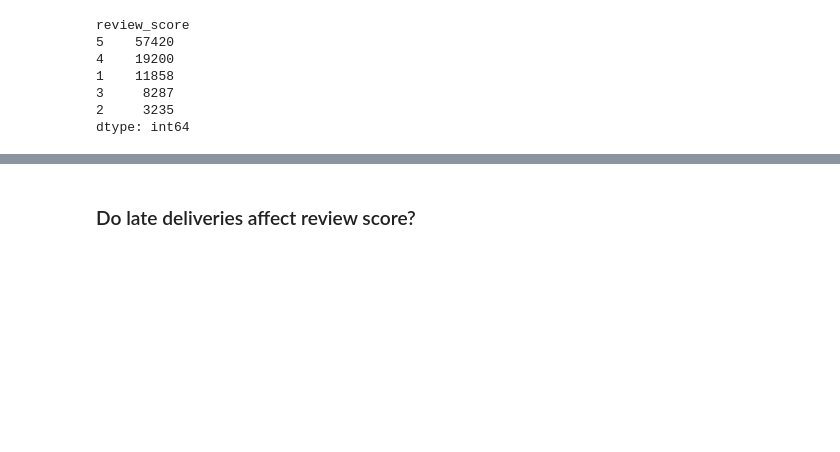
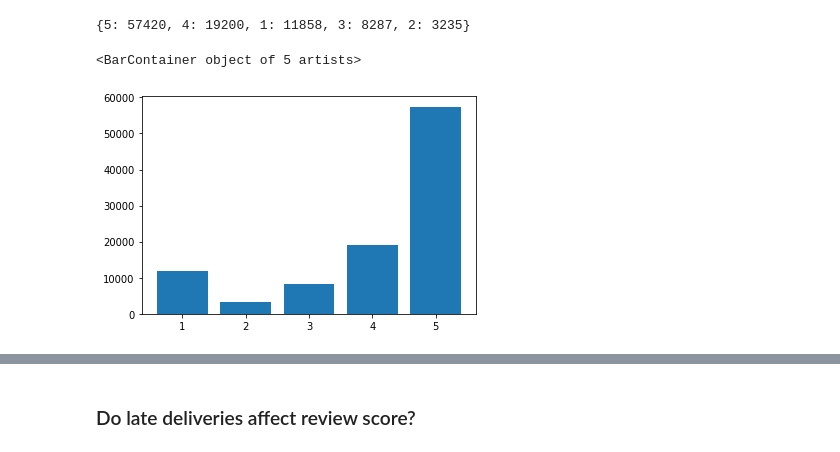
Before and after one commit to nickdellaquilo/Classification-Project, a Jupyter notebook: data.ipynb, the cells around one changed output, grey strips where cells are left out. Drawn from its saved outputs; the diff is of its cells as text; code cells hidden in the pictures; blank space fills up the shorter version.

```diff
--- a/data.ipynb
+++ b/data.ipynb
@@ -17,16 +17,18 @@ reviews_df.head()
 | 2 | 228ce5500dc1d8e020d8d1322874b6f0 | f9e4b658b201a9f2ecdecbb34bed034b | 5 | NaN | NaN | 2018-02-17 00:00:00 | ... |
 | 3 | e64fb393e7b32834bb789ff8bb30750e | 658677c97b385a9be170737859d3511b | 5 | NaN | Recebi bem antes do prazo estipul... | 2017-04-21 00:00:00 | ... |
 | 4 | f7c4243c7fe1938f181bec41a392bdeb | 8e6bfb81e283fa7e4f11123a3fb894f1 | 5 | NaN | Parabéns lojas lannister adorei c... | 2018-03-01 00:00:00 | ... |
-# %%
-reviews_df.value_counts("review_score")
-# %% [output]
-review_score
-5    57420
-4    19200
-1    11858
-3     8287
-2     3235
-dtype: int64
+# %%
+review_data = reviews_df.value_counts("review_score").to_dict()
+review_data
+# %% [output]
+{5: 57420, 4: 19200, 1: 11858, 3: 8287, 2: 3235}
+# %%
+keys = review_data.keys()
+vals = review_data.values()
+plt.bar(keys, vals)
+# %% [output]
+<BarContainer object of 5 artists>
+[figure, added]
 # %%
 orders_df = pd.read_csv("data/olist_orders_dataset.csv")
 # %%
```
Also changed, not shown: parts of 1 cell of this notebook.
